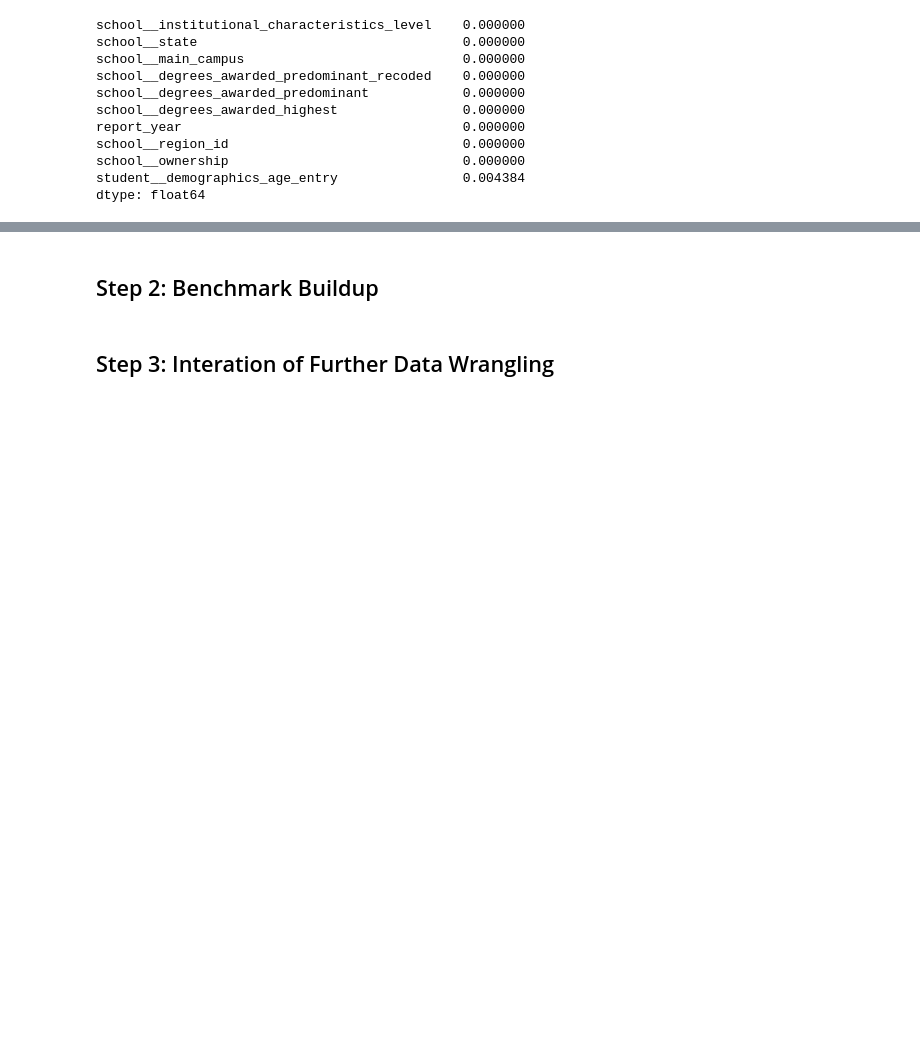
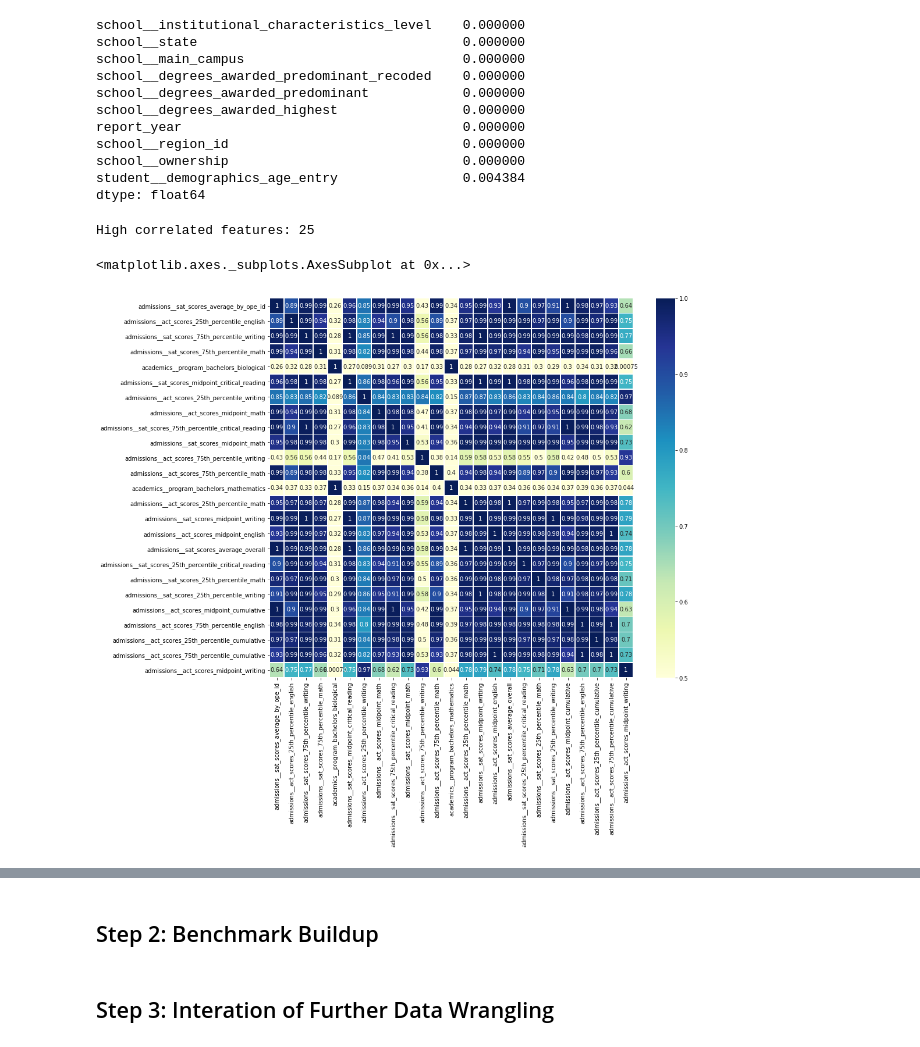
Before and after one commit to YestinYang/Learning-Path, a Jupyter notebook: Projects/MS_Predict Student Earnings/Predict_Student_Earnings.ipynb, the cells around one changed output, grey strips where cells are left out. Saved outputs shown, nothing was run; the diff lists cells and outputs as text; code cells hidden in the pictures; blank space fills up the shorter version.

```diff
--- a/Projects/MS_Predict Student Earnings/Predict_Student_Earnings.ipynb
+++ b/Projects/MS_Predict Student Earnings/Predict_Student_Earnings.ipynb
@@ -80,3 +99,30 @@ dtype: float64
+# %%
+# Find out the high correlated features
+# Iterative find out features with corr>0.9
+X_corr = X_conc.corr()
+
+high_corr = []
+for i in range(X_corr.shape[0]):
+    for j in range(i+1, X_corr.shape[0]):
+        if X_corr.iloc[i,j]>0.9 or X_corr.iloc[i,j]<-0.9:
+            high_corr.append(X_corr.iloc[[i],[j]].index[0])
+            high_corr.append(X_corr.iloc[[i],[j]].columns[0])
+# %%
+# Sliding out the high correlated features
+high_corr = list(set(high_corr))
+high_corr.remove('student__share_firstgeneration_parents_middleschool')  # due to 99.51% missing values
+print ('High correlated features: ' + str(len(high_corr)))
+X_high_corr = X_corr[high_corr].corr().abs()
+
+# Plot heatmap
+f, ax = plt.subplots(figsize=(14, 12))
+
+sns.heatmap(X_high_corr, cmap='YlGnBu', vmax=1, vmin=0.5, annot=True,
+            linewidths=.5)
+# %% [output]
+High correlated features: 25
+<matplotlib.axes._subplots.AxesSubplot at 0x...>
+[figure, added]
 # %% [markdown]
 #### Identified Quality and Tidiness Issues
 
```
Also changed, not shown: parts of 17 cells of this notebook.
